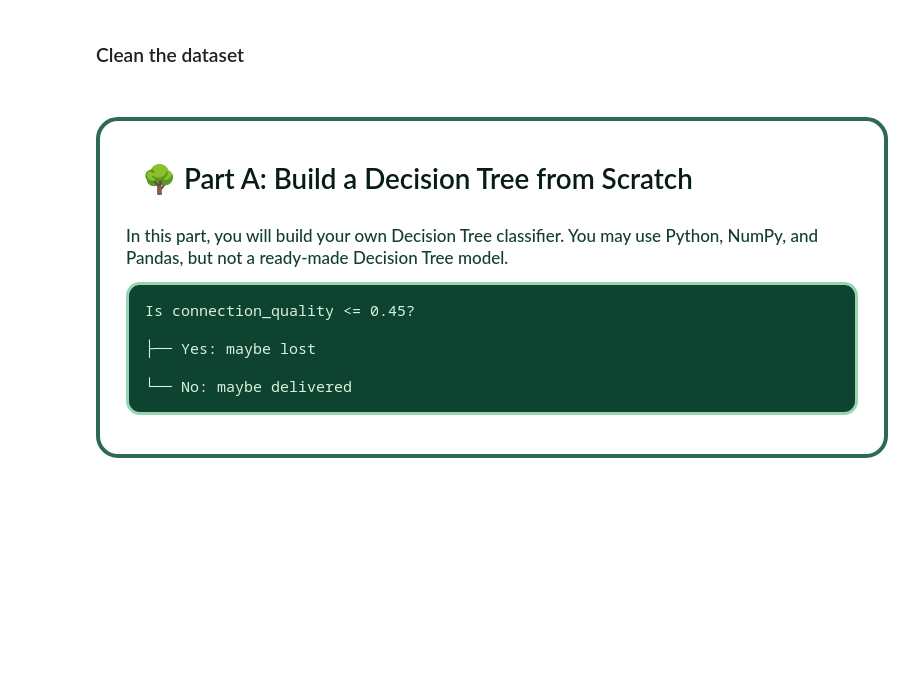
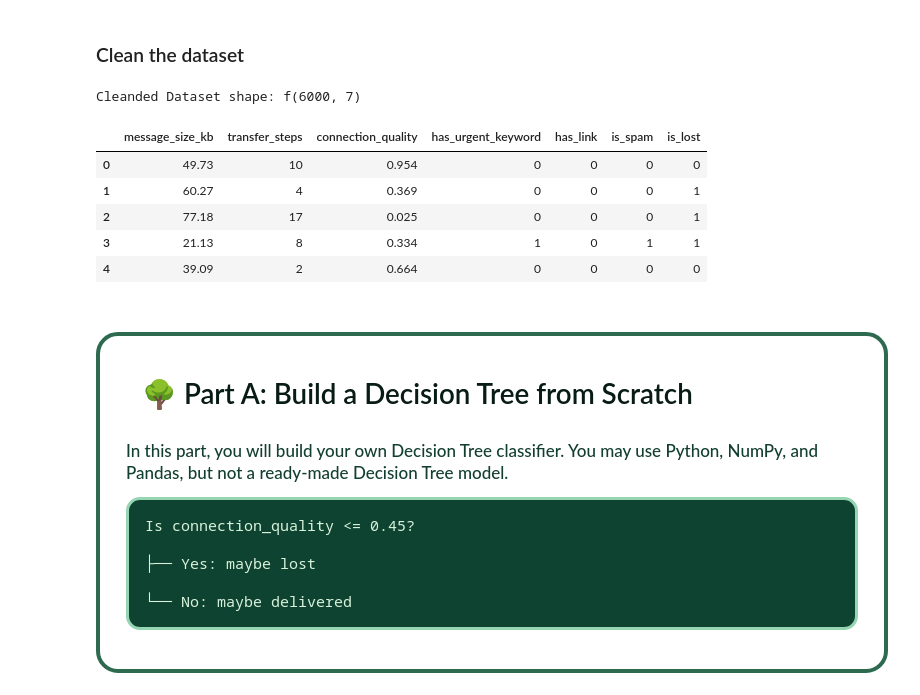
Before and after one commit to sami-rk/OrdinaryMLmodels, a Jupyter notebook: models.ipynb, the cells around one changed output. Drawn from its saved outputs; the diff is of its cells as text; code cells hidden in the pictures; blank space fills up the shorter version.

```diff
--- a/models.ipynb
+++ b/models.ipynb
@@ -39,11 +86,29 @@
 # %% [markdown]
 ### Clean the dataset
 # %%
-# TODO: Remove duplicated rows
-# TODO: Convert columns to numeric if needed
-# TODO: Remove rows with missing values
-# TODO: Keep only valid connection_quality values between 0 and 1
-# TODO: Keep only positive message_size_kb and transfer_steps
+# Remove duplicated rows
+df = df.drop_duplicates()
+# Convert columns to numeric if needed
+numeric_cols = ['message_size_kb', 'transfer_steps', 'connection_quality', 'has_urgent_keyword', 'has_link', 'is_spam', 'is_lost']
+for col in numeric_cols:
+    df[col] = pd.to_numeric(df[col], errors="coerce")
+# Remove rows with missing values
+df = df.dropna()
+# Keep only valid connection_quality values between 0 and 1
+df = df[(0 <= df["connection_quality"]) & (df['connection_quality'] <= 1)]
+# Keep only positive message_size_kb and transfer_steps
+df = df[(df["message_size_kb"] > 0) & (df["transfer_steps"] > 0)]
+
+print(f"Cleanded Dataset shape: f{df.shape}")
+df.head()
+# %% [output]
+Cleanded Dataset shape: f(6000, 7)
+|  | message_size_kb | transfer_steps | connection_quality | has_urgent_keyword | has_link | is_spam | is_lost |
+| 0 | 49.73 | 10 | 0.954 | 0 | 0 | 0 | 0 |
+| 1 | 60.27 | 4 | 0.369 | 0 | 0 | 0 | 1 |
+| 2 | 77.18 | 17 | 0.025 | 0 | 0 | 0 | 1 |
+| 3 | 21.13 | 8 | 0.334 | 1 | 0 | 1 | 1 |
+| 4 | 39.09 | 2 | 0.664 | 0 | 0 | 0 | 0 |
 # %% [markdown]
 <div style="
   background: linear-gradient(135deg, #74c69d, #48cae4);
```
Also changed, not shown: parts of 26 cells of this notebook.
